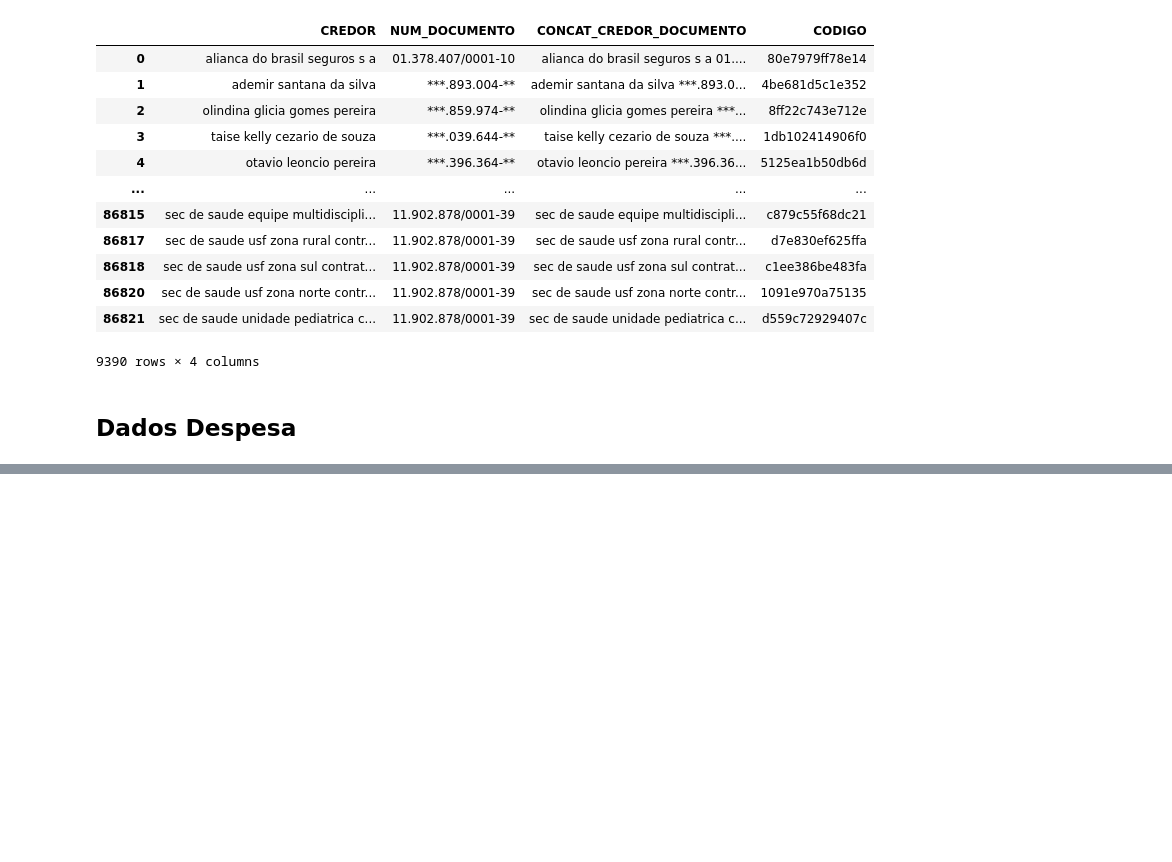
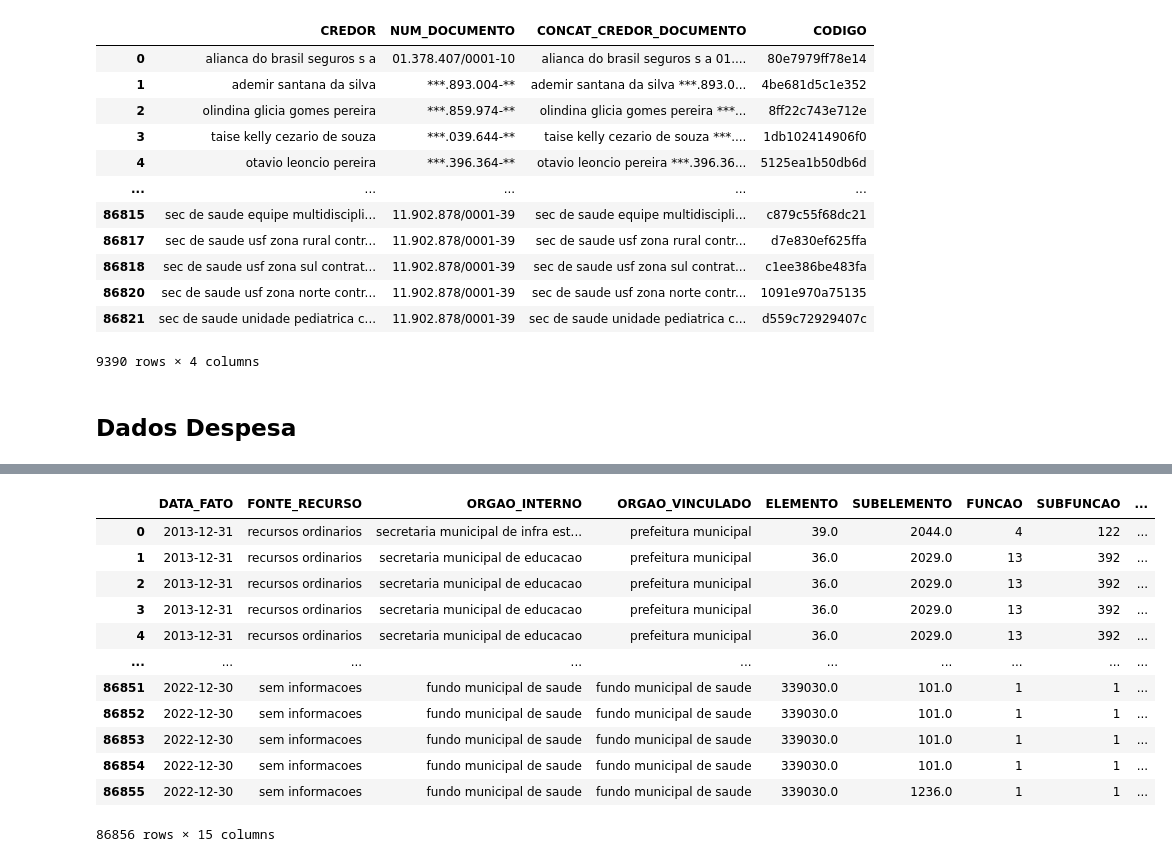
Before and after one commit to AllysonAbreu/dw_contas_publicas_2022, a Jupyter notebook: TCC2/dados/03_dados_carga/tratamento_novos_dados_despesas_carga.ipynb, the cells around one changed output, grey strips where cells are left out. Saved outputs shown, nothing was run; the diff lists cells and outputs as text; code cells hidden in the pictures; blank space fills up the shorter version.

Commit message:
novos dados

```diff
--- a/TCC2/dados/03_dados_carga/tratamento_novos_dados_despesas_carga.ipynb
+++ b/TCC2/dados/03_dados_carga/tratamento_novos_dados_despesas_carga.ipynb
@@ -235,0 +236,13 @@ df_dados_despesa_copy
+# %%
+def limpar_espacos_strings(df):
+    """
+    Remove espaços em branco no início e final das strings de um DataFrame.
+
+    Args:
+        df (pandas.DataFrame): DataFrame a ser limpo.
+
+    Returns:
+        pandas.DataFrame: DataFrame com as strings limpas.
+    """
+    df = df.applymap(lambda x: x.strip() if isinstance(x, str) else x)
+    return df
@@ -235,0 +268,17 @@ df_dados_despesa_copy
+# %%
+df_dados_despesa_copy = limpar_espacos_strings(df_dados_despesa_copy)
+df_dados_despesa_copy
+# %% [output]
+|  | DATA_FATO | FONTE_RECURSO | ORGAO_INTERNO | ORGAO_VINCULADO | ELEMENTO | SUBELEMENTO | FUNCAO | SUBFUNCAO | ... |
+| 0 | 2013-12-31 | recursos ordinarios | secretaria municipal de infra est... | prefeitura municipal | 39.0 | 2044.0 | 4 | 122 | ... |
+| 1 | 2013-12-31 | recursos ordinarios | secretaria municipal de educacao | prefeitura municipal | 36.0 | 2029.0 | 13 | 392 | ... |
+| 2 | 2013-12-31 | recursos ordinarios | secretaria municipal de educacao | prefeitura municipal | 36.0 | 2029.0 | 13 | 392 | ... |
+| 3 | 2013-12-31 | recursos ordinarios | secretaria municipal de educacao | prefeitura municipal | 36.0 | 2029.0 | 13 | 392 | ... |
+| 4 | 2013-12-31 | recursos ordinarios | secretaria municipal de educacao | prefeitura municipal | 36.0 | 2029.0 | 13 | 392 | ... |
+| ... | ... | ... | ... | ... | ... | ... | ... | ... | ... |
+| 86851 | 2022-12-30 | sem informacoes | fundo municipal de saude | fundo municipal de saude | 339030.0 | 101.0 | 1 | 1 | ... |
+| 86852 | 2022-12-30 | sem informacoes | fundo municipal de saude | fundo municipal de saude | 339030.0 | 101.0 | 1 | 1 | ... |
+| 86853 | 2022-12-30 | sem informacoes | fundo municipal de saude | fundo municipal de saude | 339030.0 | 101.0 | 1 | 1 | ... |
+| 86854 | 2022-12-30 | sem informacoes | fundo municipal de saude | fundo municipal de saude | 339030.0 | 101.0 | 1 | 1 | ... |
+| 86855 | 2022-12-30 | sem informacoes | fundo municipal de saude | fundo municipal de saude | 339030.0 | 1236.0 | 1 | 1 | ... |
+86856 rows × 15 columns
```
Also changed, not shown: parts of 6 cells of this notebook, 30 other files.
